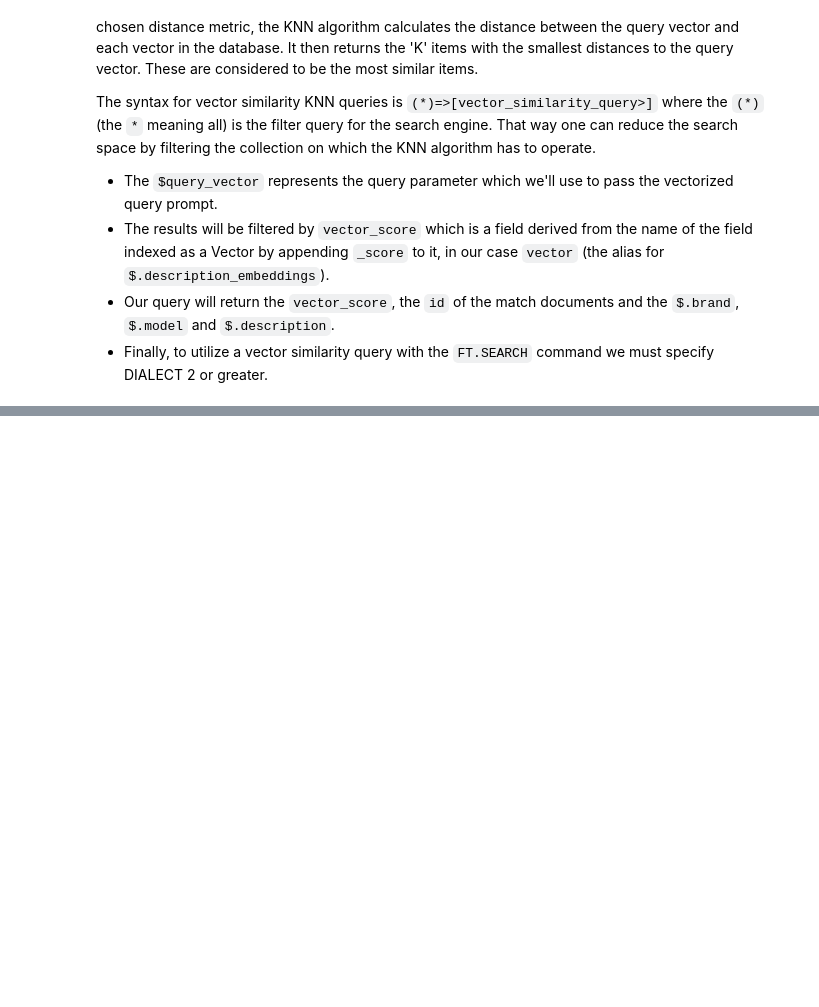
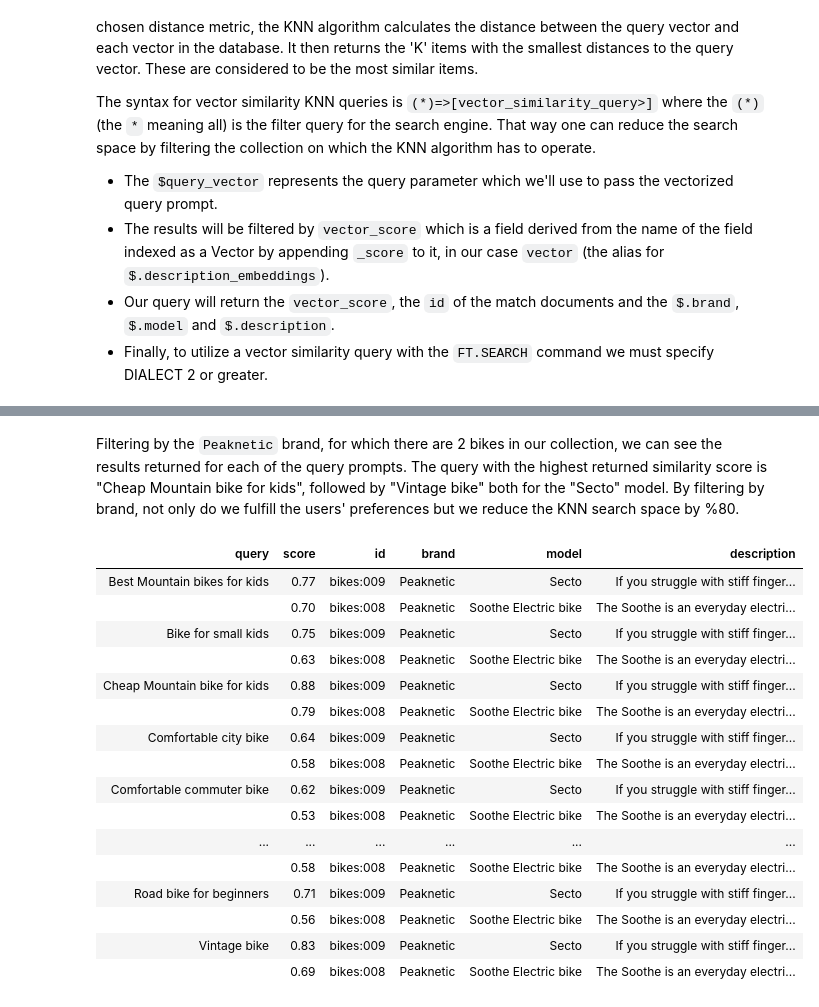
Before and after one commit to bsbodden/redis_vss_getting_started, a Jupyter notebook: vector_similarity_with_redis.ipynb, the cells around one changed output, grey strips where cells are left out. Cells and saved outputs as stored; diff of their text form; code cells hidden in the pictures; blank space fills up the shorter version.

```diff
--- a/vector_similarity_with_redis.ipynb
+++ b/vector_similarity_with_redis.ipynb
@@ -381,7 +412,7 @@ The syntax for vector similarity KNN queries is `(*)=>[vector_similarity_query>]
 query = (
     Query('(*)=>[KNN 3 @vector $query_vector AS vector_score]')
      .sort_by('vector_score')
-     .return_fields('vector_score', 'id', '$.brand', '$.model', '$.description')
+     .return_fields('vector_score', 'id', 'brand', 'model', 'description')
      .dialect(2)
 )
 # %% [markdown]
@@ -442,0 +491,29 @@ TBD
+# %%
+hybrid_query = (
+    Query('(@brand:Peaknetic)=>[KNN 3 @vector $query_vector AS vector_score]')
+     .sort_by('vector_score')
+     .return_fields('vector_score', 'id', 'brand', 'model', 'description')
+     .dialect(2)
+)
+# %% [markdown]
+Filtering by the `Peaknetic` brand, for which there are 2 bikes in our collection, we can see the results returned for each of the query prompts. The query with the highest returned similarity score is "Cheap Mountain bike for kids", followed by "Vintage bike" both for the "Secto" model. By filtering by brand, not only do we fulfill the users' preferences but we reduce the KNN search space by %80.
+# %%
+create_query_table(hybrid_query, queries, encoded_queries)
+# %% [output]
+| query | score | id | brand | model | description |
+| Best Mountain bikes for kids | 0.77 | bikes:009 | Peaknetic | Secto | If you struggle with stiff finger... |
+|  | 0.70 | bikes:008 | Peaknetic | Soothe Electric bike | The Soothe is an everyday electri... |
+| Bike for small kids | 0.75 | bikes:009 | Peaknetic | Secto | If you struggle with stiff finger... |
+|  | 0.63 | bikes:008 | Peaknetic | Soothe Electric bike | The Soothe is an everyday electri... |
+| Cheap Mountain bike for kids | 0.88 | bikes:009 | Peaknetic | Secto | If you struggle with stiff finger... |
+|  | 0.79 | bikes:008 | Peaknetic | Soothe Electric bike | The Soothe is an everyday electri... |
+| Comfortable city bike | 0.64 | bikes:009 | Peaknetic | Secto | If you struggle with stiff finger... |
+|  | 0.58 | bikes:008 | Peaknetic | Soothe Electric bike | The Soothe is an everyday electri... |
+| Comfortable commuter bike | 0.62 | bikes:009 | Peaknetic | Secto | If you struggle with stiff finger... |
+|  | 0.53 | bikes:008 | Peaknetic | Soothe Electric bike | The Soothe is an everyday electri... |
+| ... | ... | ... | ... | ... | ... |
+|  | 0.58 | bikes:008 | Peaknetic | Soothe Electric bike | The Soothe is an everyday electri... |
+| Road bike for beginners | 0.71 | bikes:009 | Peaknetic | Secto | If you struggle with stiff finger... |
+|  | 0.56 | bikes:008 | Peaknetic | Soothe Electric bike | The Soothe is an everyday electri... |
+| Vintage bike | 0.83 | bikes:009 | Peaknetic | Secto | If you struggle with stiff finger... |
+|  | 0.69 | bikes:008 | Peaknetic | Soothe Electric bike | The Soothe is an everyday electri... |
```
Also changed, not shown: parts of 26 cells of this notebook, 1 other file.
